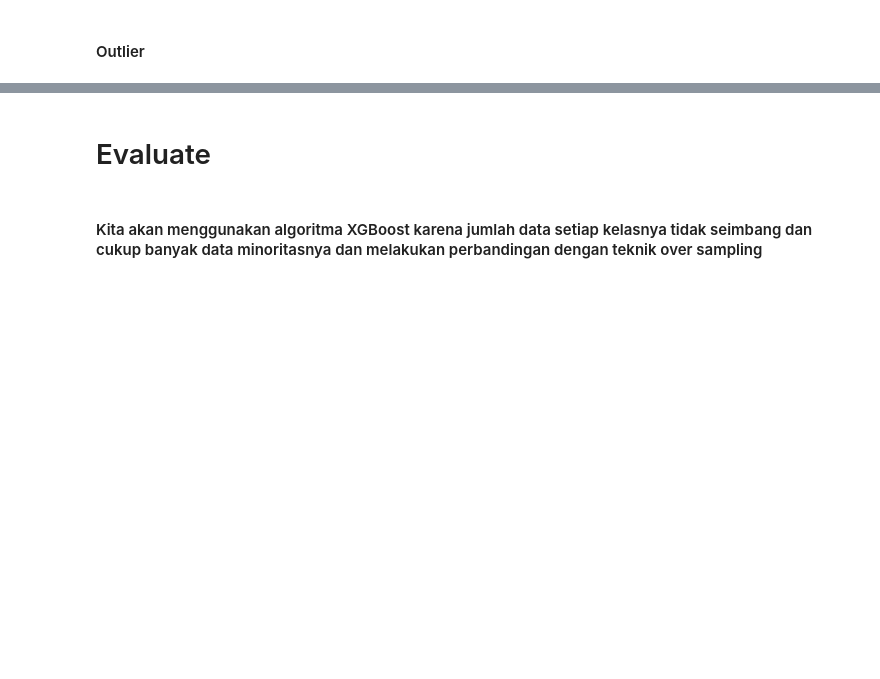
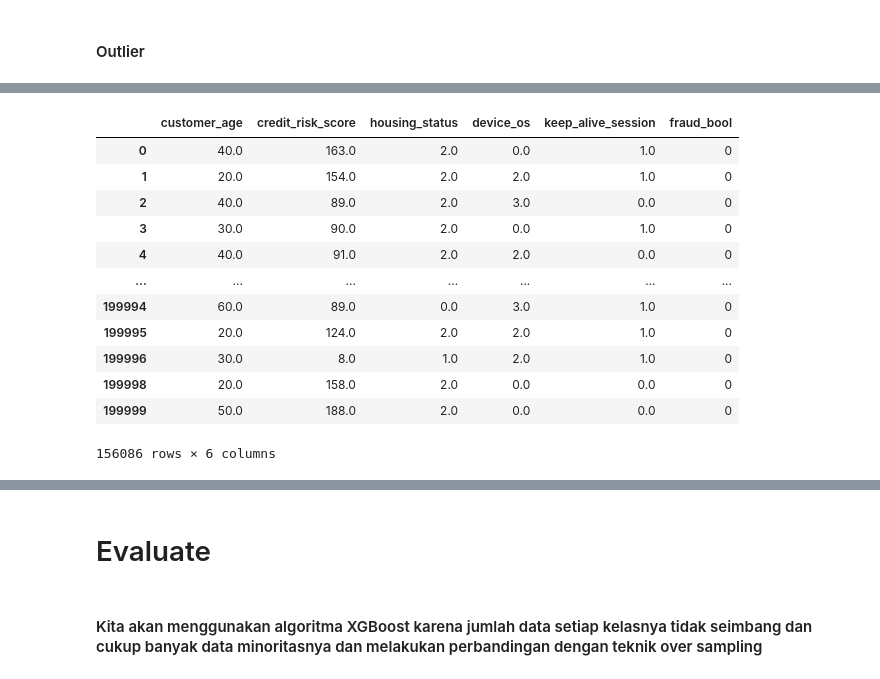
Before and after one commit to hendrimardani/bank_account_fraud_detection, a Jupyter notebook: notebook.ipynb, the cells around one changed output, grey strips where cells are left out. Saved outputs shown, nothing was run; the diff lists cells and outputs as text; code cells hidden in the pictures; blank space fills up the shorter version.

```diff
--- a/notebook.ipynb
+++ b/notebook.ipynb
@@ -520,6 +669,20 @@ print(f"Jumlah data setelah menghapus outlier: {len(df)} data")
 # %%
 df_clean = pd.concat([df, y_label], axis=1)
-df_clean = df.dropna()
+df_clean = df_clean.dropna()
 df_clean
+# %% [output]
+|  | customer_age | credit_risk_score | housing_status | device_os | keep_alive_session | fraud_bool |
+| 0 | 40.0 | 163.0 | 2.0 | 0.0 | 1.0 | 0 |
+| 1 | 20.0 | 154.0 | 2.0 | 2.0 | 1.0 | 0 |
+| 2 | 40.0 | 89.0 | 2.0 | 3.0 | 0.0 | 0 |
+| 3 | 30.0 | 90.0 | 2.0 | 0.0 | 1.0 | 0 |
+| 4 | 40.0 | 91.0 | 2.0 | 2.0 | 0.0 | 0 |
+| ... | ... | ... | ... | ... | ... | ... |
+| 199994 | 60.0 | 89.0 | 0.0 | 3.0 | 1.0 | 0 |
+| 199995 | 20.0 | 124.0 | 2.0 | 2.0 | 1.0 | 0 |
+| 199996 | 30.0 | 8.0 | 1.0 | 2.0 | 1.0 | 0 |
+| 199998 | 20.0 | 158.0 | 2.0 | 0.0 | 0.0 | 0 |
+| 199999 | 50.0 | 188.0 | 2.0 | 0.0 | 0.0 | 0 |
+156086 rows × 6 columns
 # %%
 df_clean.describe()
```
Also changed, not shown: parts of 42 cells of this notebook.
